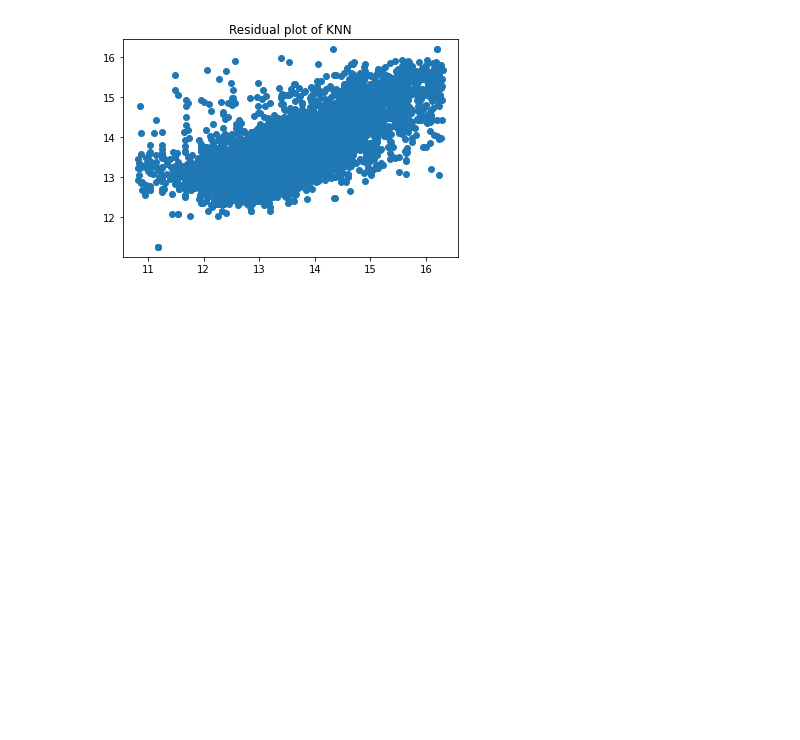
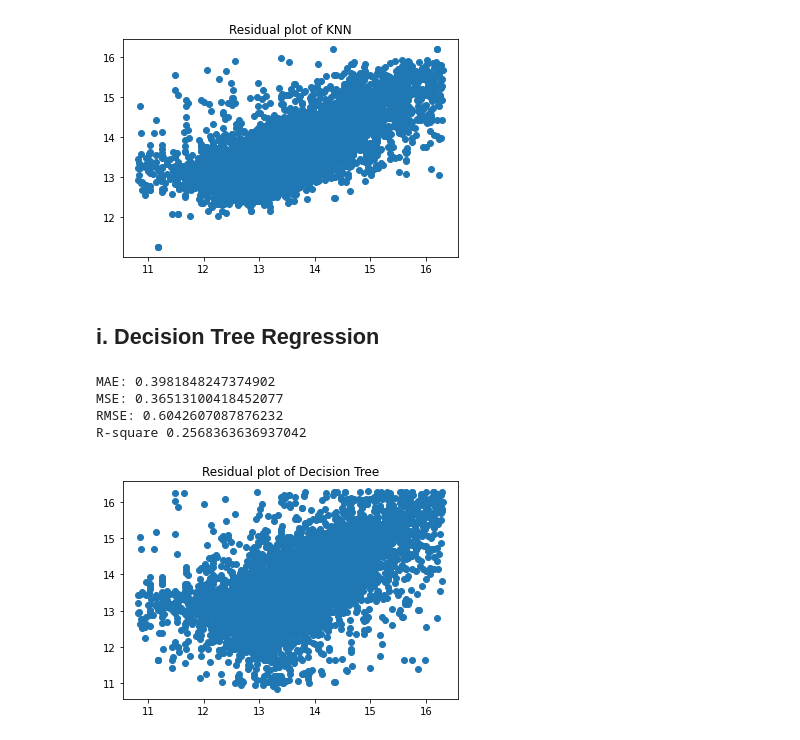
Before and after one commit to neveram/NYC-Housing-Price-Prediction, a Jupyter notebook: Data Preprocessing and Visualization.ipynb, the cells around one changed output. Cells and saved outputs as stored; diff of their text form; code cells hidden in the pictures; blank space fills up the shorter version.

Commit message:
Implemented Decision Tree Regression

```diff
--- a/Data Preprocessing and Visualization.ipynb
+++ b/Data Preprocessing and Visualization.ipynb
@@ -1076,3 +1076,23 @@ MSE: 0.2376743073414717
 RMSE: 0.4875185199984424
 R-square 0.5162533433857429
 [figure]
+# %% [markdown]
+## i. Decision Tree Regression
+# %%
+dtree = DecisionTreeRegressor(random_state = 42)
+start = time.process_time()
+model = dtree.fit(X_train,y_train)
+dtree_predict =  model.predict(X_test)
+plt.scatter(y_test, dtree_predict)
+plt.title('Residual plot of Decision Tree')
+
+print('MAE:', metrics.mean_absolute_error(y_test, dtree_predict))
+print('MSE:', metrics.mean_squared_error(y_test, dtree_predict))
+print('RMSE:', np.sqrt(metrics.mean_squared_error(y_test, dtree_predict)))
+print('R-square', metrics.r2_score(y_test, dtree_predict))
+# %% [output]
+MAE: 0.3981848247374902
+MSE: 0.36513100418452077
+RMSE: 0.6042607087876232
+R-square 0.2568363636937042
+[figure, added]
```
Also changed, not shown: parts of 1 cell of this notebook.
